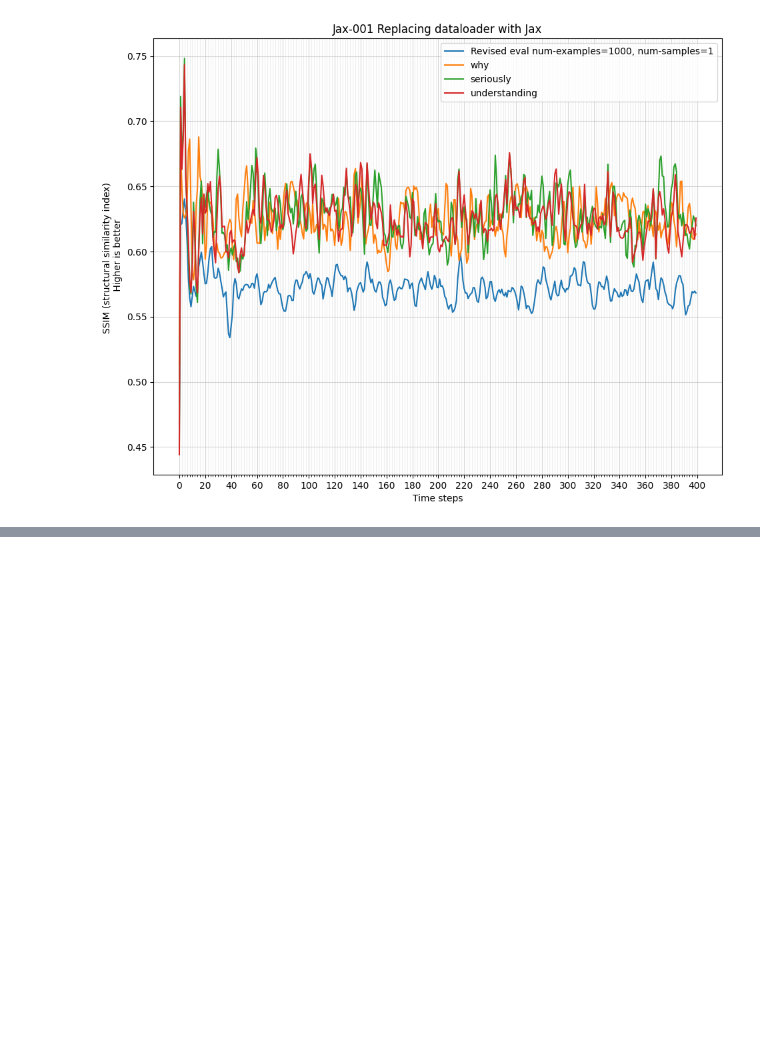
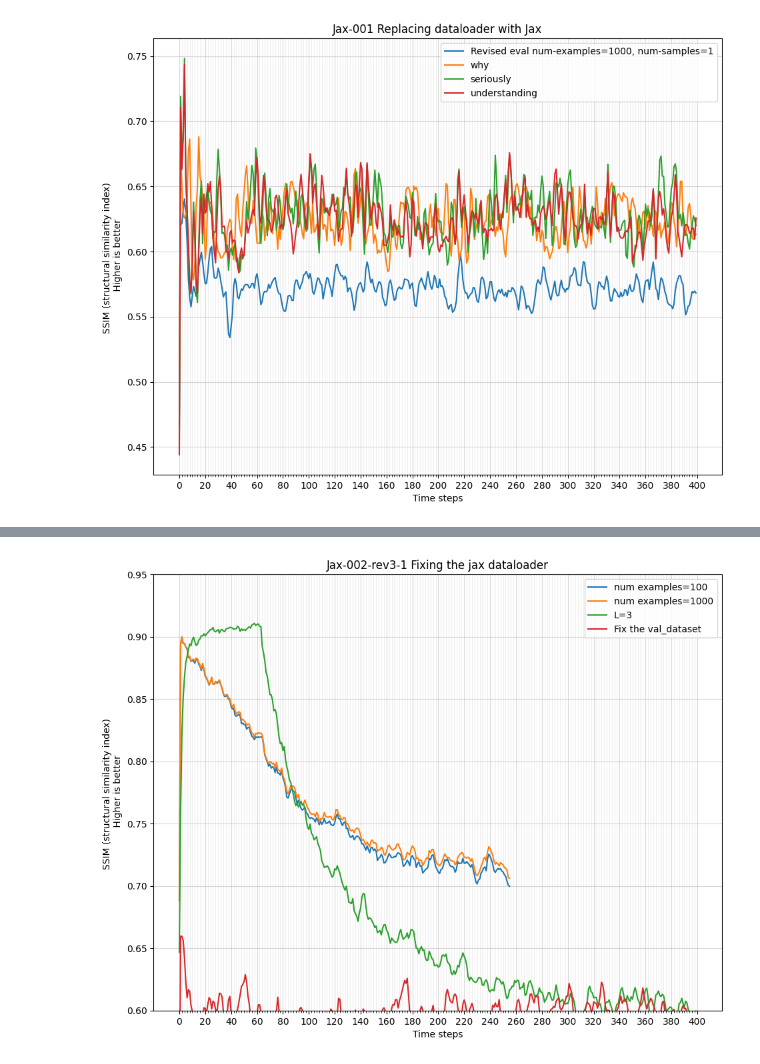
Before and after one commit to intuinno/jaxhpm, a Jupyter notebook: notebooks/experiment evaluation.ipynb, the cells around one changed output, grey strips where cells are left out. Cells and saved outputs as stored; diff of their text form; code cells hidden in the pictures; blank space fills up the shorter version.

Commit message:
Fix the bug in the dataloader

```diff
--- a/notebooks/experiment evaluation.ipynb
+++ b/notebooks/experiment evaluation.ipynb
@@ -64,0 +127,58 @@ fig.savefig(f'figure {plot_title}.png', bbox_inches='tight')
+# %%
+plot_title = "Jax-002-rev3-1 Fixing the jax dataloader"
+x_limit = 400
+
+labels = []
+labels.append('num examples=100')
+labels.append('num examples=1000')
+labels.append('L=3')
+labels.append('Fix the val_dataset')
+# labels.append('bs=8, # examples=100, # samples=1')
+# labels.append('bs=8, # examples=10, # samples=1')
+# labels.append('bs=1, # examples=2, # samples=1')
+
+paths = []
+paths.append('/home/intuinno/codegit/jaxhpm/logs/jax_mmnist/jax-002-rev3_20240412_121934/eval_jax-002-rev3_20240415_125950/ssim_mean.npz')
+paths.append('/home/intuinno/codegit/jaxhpm/logs/jax_mmnist/jax-002-rev3_20240412_121934/eval_jax-002-rev3-1_20240415_131220/ssim_mean.npz')
+paths.append('/home/intuinno/codegit/l2hpm/logs/mmnist/exp-051-3level-rev4_20240322_153528/eval_rev5-3_bs_8_num_ex_100_num_sample_1_20240328_170301/ssim_mean.npz')
+paths.append('/home/intuinno/codegit/jaxhpm/logs/jax_mmnist/jax-002-rev3_20240412_121934/eval_jax-002-rev3-3_20240415_135722/ssim_mean.npz')
+# paths.append('/home/intuinno/codegit/l2hpm/logs/mmnist/exp-051-3level-rev4_20240322_153528/eval_rev5-3_bs_8_num_ex_10_num_sample_1_20240328_170612/ssim_mean.npz')
+# paths.append('/home/intuinno/codegit/l2hpm/logs/mmnist/exp-051-3level-rev4_20240322_153528/eval_rev5-3_bs_8_num_ex_1_num_sample_1_20240328_170955/ssim_mean.npz')
+
+plots = []
+for p in paths:
+    path = pathlib.Path(p)
+    with open(path, 'rb') as f:
+        plots.append(np.load(f)['arr_0'])
+
+plt.figure(figsize=(11, 8.5))
+axes = plt.gca()
+# axes.yaxis.grid(True)
+# axes.xaxis.grid(True)
+
+plt.ylim(0.6,0.95)
+
+# Major ticks every 20, minor ticks every 2
+major_ticks = np.arange(0, x_limit+1, 20)
+minor_ticks = np.arange(0, x_limit+1, 2)
+
+axes.set_xticks(major_ticks)
+axes.set_xticks(minor_ticks, minor=True)
+
+# Or if you want different settings for the grids:
+axes.grid(which='minor', alpha=0.2)
+axes.grid(which='major', alpha=0.5)
+
+for pl, label in zip(plots, labels):
+    plt.plot(pl[:x_limit], label=label)
+
+plt.legend()
+plt.xlabel("Time steps")
+plt.ylabel("SSIM (structural similarity index) \n Higher is better")
+plt.title(plot_title)
+
+fig = plt.gcf()
+plt.show()
+fig.savefig(f'figure {plot_title}.png', bbox_inches='tight')
+# %% [output]
+[figure, added]
```
Also changed, not shown: parts of 2 cells of this notebook, 4 other files.
